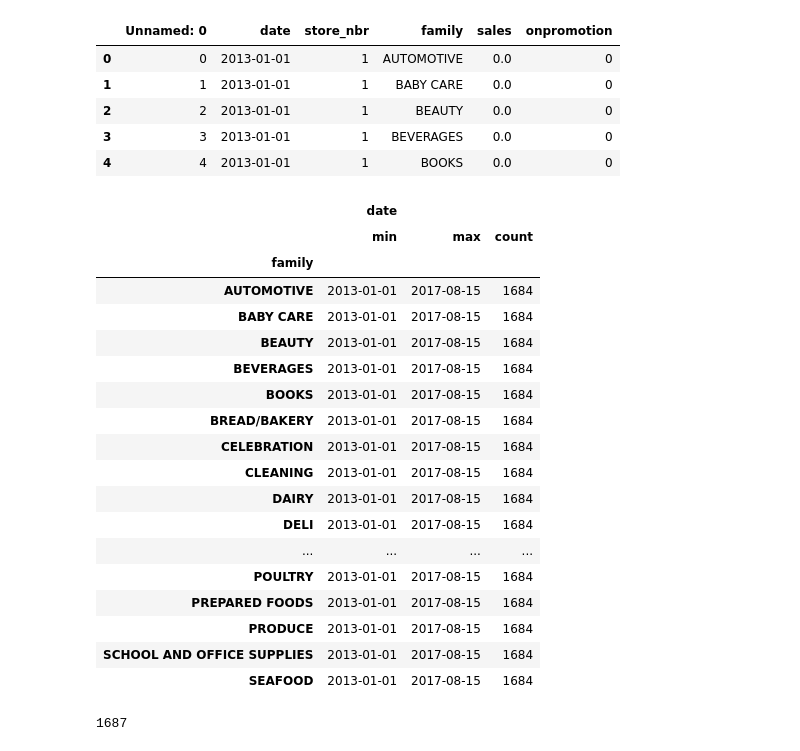
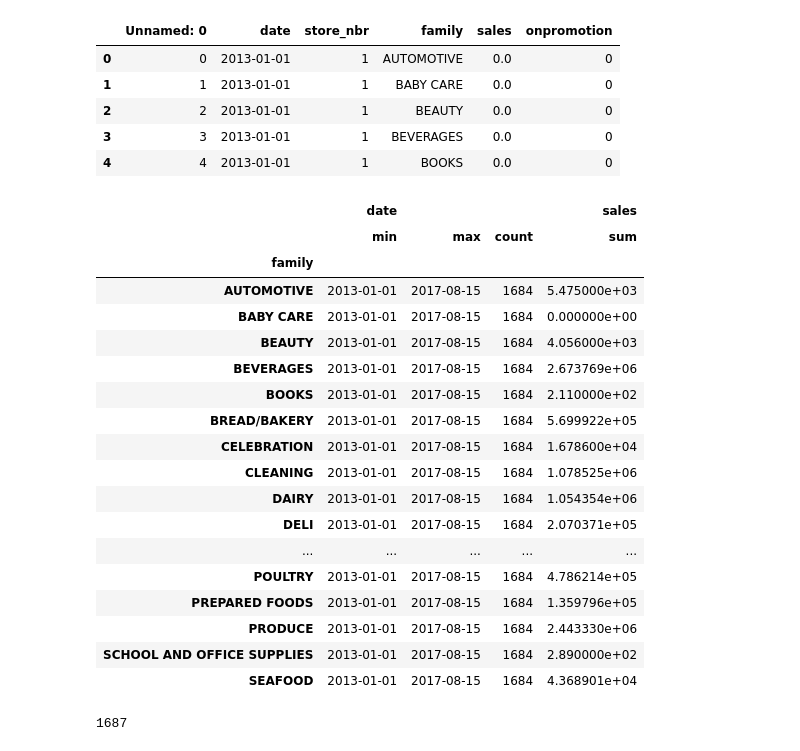
Before and after one commit to Mieszkokucz/UM_UEP_PROJEKT_ZALICZENIOWY, a Jupyter notebook: notebooks/eda.ipynb, the cells around one changed output. Saved outputs shown, nothing was run; the diff lists cells and outputs as text; code cells hidden in the pictures.

```diff
--- a/notebooks/eda.ipynb
+++ b/notebooks/eda.ipynb
@@ -18,27 +18,27 @@ store1.head()
 | 4 | 4 | 2013-01-01 | 1 | BOOKS | 0.0 | 0 |
 # %%
 # get the max and min date for every family
-store1.groupby('family').agg({'date':['min','max', 'count']})
+store1.groupby('family').agg({'date':['min','max', 'count'], 'sales':'sum'})
 # %% [output]
-|  | date |  |  |
-|  | min | max | count |
-| family |  |  |  |
-| AUTOMOTIVE | 2013-01-01 | 2017-08-15 | 1684 |
-| BABY CARE | 2013-01-01 | 2017-08-15 | 1684 |
-| BEAUTY | 2013-01-01 | 2017-08-15 | 1684 |
-| BEVERAGES | 2013-01-01 | 2017-08-15 | 1684 |
-| BOOKS | 2013-01-01 | 2017-08-15 | 1684 |
-| BREAD/BAKERY | 2013-01-01 | 2017-08-15 | 1684 |
-| CELEBRATION | 2013-01-01 | 2017-08-15 | 1684 |
-| CLEANING | 2013-01-01 | 2017-08-15 | 1684 |
-| DAIRY | 2013-01-01 | 2017-08-15 | 1684 |
-| DELI | 2013-01-01 | 2017-08-15 | 1684 |
-| ... | ... | ... | ... |
-| POULTRY | 2013-01-01 | 2017-08-15 | 1684 |
-| PREPARED FOODS | 2013-01-01 | 2017-08-15 | 1684 |
-| PRODUCE | 2013-01-01 | 2017-08-15 | 1684 |
-| SCHOOL AND OFFICE SUPPLIES | 2013-01-01 | 2017-08-15 | 1684 |
-| SEAFOOD | 2013-01-01 | 2017-08-15 | 1684 |
+|  | date |  |  | sales |
+|  | min | max | count | sum |
+| family |  |  |  |  |
+| AUTOMOTIVE | 2013-01-01 | 2017-08-15 | 1684 | 5.475000e+03 |
+| BABY CARE | 2013-01-01 | 2017-08-15 | 1684 | 0.000000e+00 |
+| BEAUTY | 2013-01-01 | 2017-08-15 | 1684 | 4.056000e+03 |
+| BEVERAGES | 2013-01-01 | 2017-08-15 | 1684 | 2.673769e+06 |
+| BOOKS | 2013-01-01 | 2017-08-15 | 1684 | 2.110000e+02 |
+| BREAD/BAKERY | 2013-01-01 | 2017-08-15 | 1684 | 5.699922e+05 |
+| CELEBRATION | 2013-01-01 | 2017-08-15 | 1684 | 1.678600e+04 |
+| CLEANING | 2013-01-01 | 2017-08-15 | 1684 | 1.078525e+06 |
+| DAIRY | 2013-01-01 | 2017-08-15 | 1684 | 1.054354e+06 |
+| DELI | 2013-01-01 | 2017-08-15 | 1684 | 2.070371e+05 |
+| ... | ... | ... | ... | ... |
+| POULTRY | 2013-01-01 | 2017-08-15 | 1684 | 4.786214e+05 |
+| PREPARED FOODS | 2013-01-01 | 2017-08-15 | 1684 | 1.359796e+05 |
+| PRODUCE | 2013-01-01 | 2017-08-15 | 1684 | 2.443330e+06 |
+| SCHOOL AND OFFICE SUPPLIES | 2013-01-01 | 2017-08-15 | 1684 | 2.890000e+02 |
+| SEAFOOD | 2013-01-01 | 2017-08-15 | 1684 | 4.368901e+04 |
 # %%
 from datetime import date
 
```
Also changed, not shown: parts of 12 cells of this notebook.
